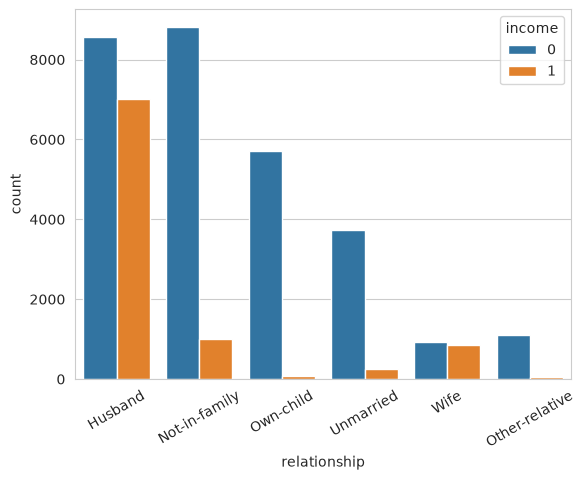
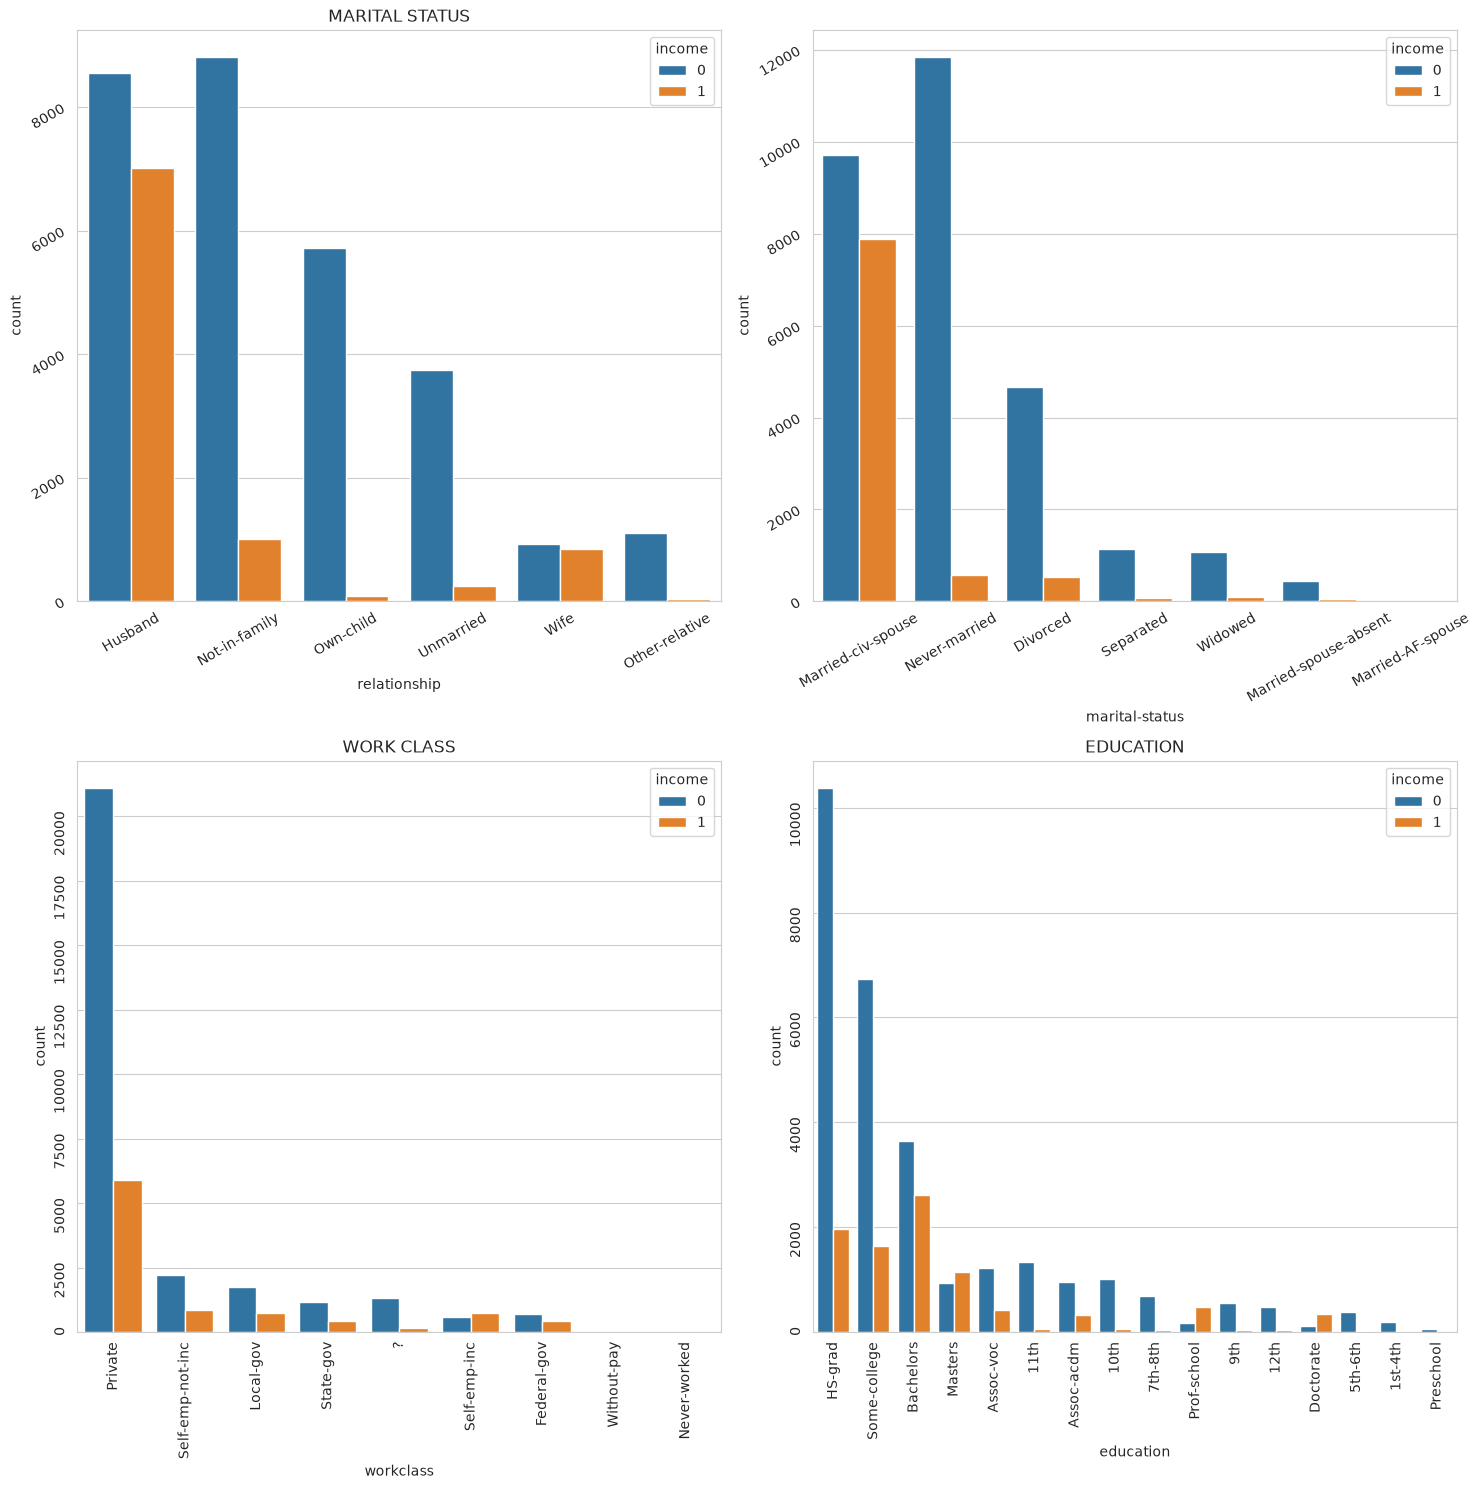
The notebook cell's code change between the first figure and the second:
--- before
+++ after
@@ -1,4 +1,24 @@
-order = data['relationship'].value_counts().index
+fig, ax = plt.subplots(2,2, figsize=(15,15))
 
-sns.countplot(data=data, x='relationship', hue='income', order=order)
-plt.xticks(rotation=30)
+
+order_r = data['relationship'].value_counts().index
+sns.countplot(data=data, x='relationship', hue='income', order=order_r, ax=ax[0,0])
+ax[0,0].tick_params(rotation=30)
+ax[0,0].set_title('RELATIONSHIP')
+
+order_ms = data['marital-status'].value_counts().index
+sns.countplot(data=data, x='marital-status', hue='income', order=order_ms, ax=ax[0,1])
+ax[0,1].tick_params(rotation=30)
+ax[0,0].set_title('MARITAL STATUS')
+
+order_wc = data['workclass'].value_counts().index
+sns.countplot(data=data, x='workclass', hue='income', ax=ax[1,0], order=order_wc)
+ax[1,0].tick_params(rotation=90)
+ax[1,0].set_title('WORK CLASS')
+
+order_ed = data['education'].value_counts().index
+sns.countplot(data=data, x='education', hue='income', ax=ax[1,1], order=order_ed)
+ax[1,1].tick_params(rotation=90)
+ax[1,1].set_title('EDUCATION')
+
+plt.tight_layout()

Commit: annual income graphs